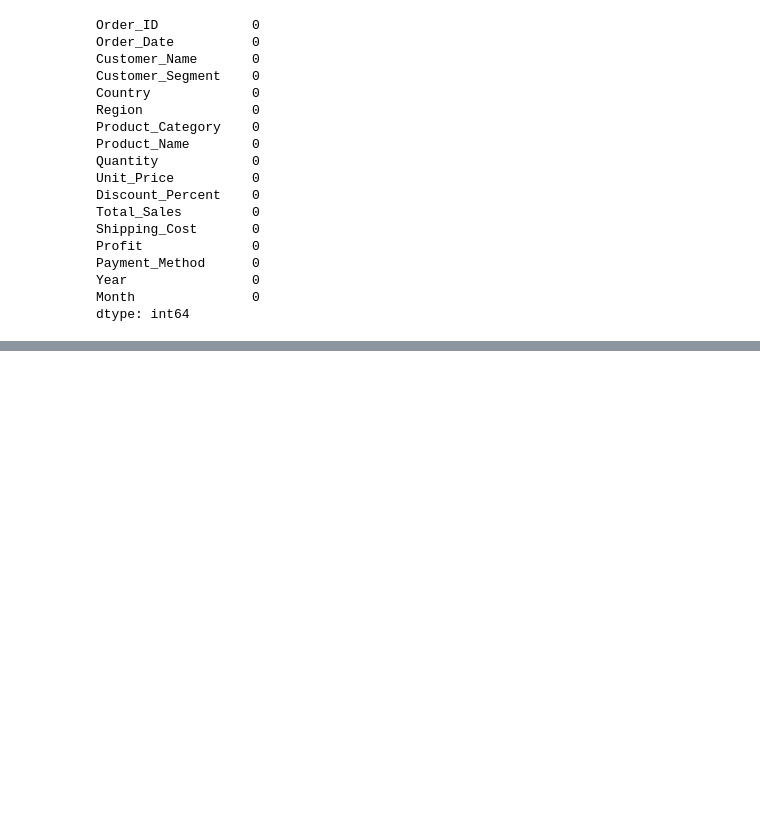
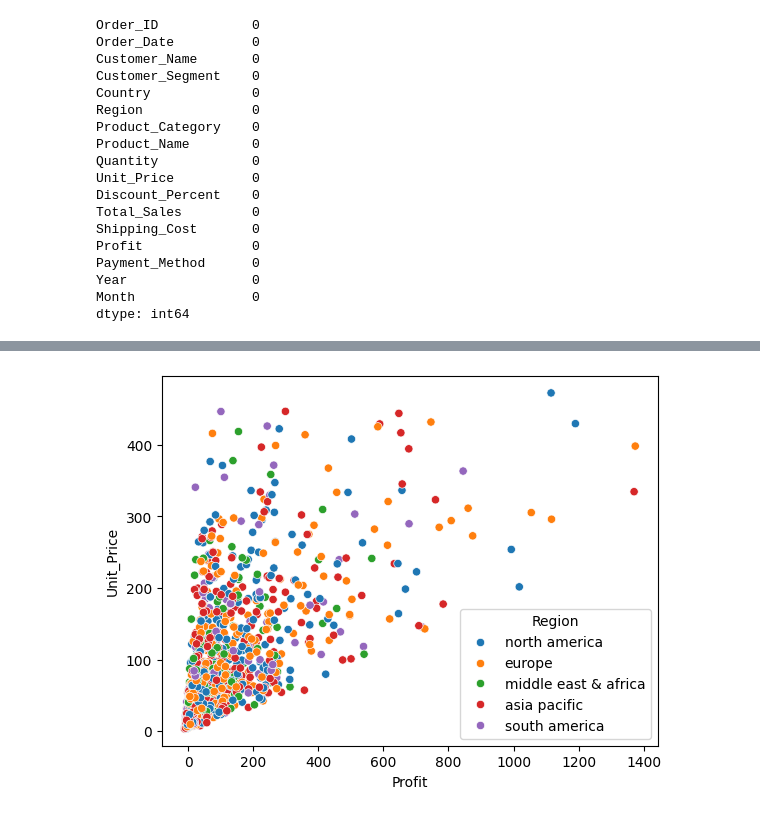
Before and after one commit to IuryFranca15/E-commerce_database, a Jupyter notebook: e-commerce.ipynb, the cells around one changed output, grey strips where cells are left out. Drawn from its saved outputs; the diff is of its cells as text; code cells hidden in the pictures; blank space fills up the shorter version.

Commit message:
Adicionando graficos

```diff
--- a/e-commerce.ipynb
+++ b/e-commerce.ipynb
@@ -44,0 +103,7 @@ df['Region'] = df['Region'].str.lower()
+# %%
+#Gere uma tabela agrupada por Region que mostre a
+#MÉDIA de Discount_Percent e a MÉDIA de Unit_Price
+
+df4 = df[['Discount_Percent', 'Region', 'Unit_Price', 'Profit']]
+media = df4.groupby('Region')[['Discount_Percent', 'Unit_Price']].mean()
+media.sort_values('Discount_Percent', ascending= False)
@@ -44,0 +118,4 @@ df['Region'] = df['Region'].str.lower()
+# %%
+grafico = sns.scatterplot(data = df4, x = 'Profit', y = 'Unit_Price', hue = 'Region')
+# %% [output]
+[figure, added]
```
Also changed, not shown: parts of 9 cells of this notebook.
